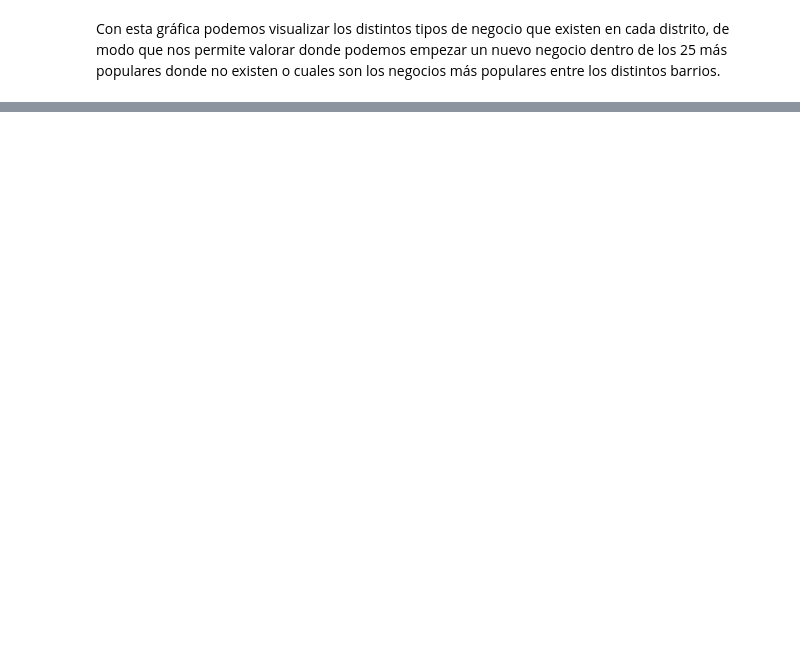
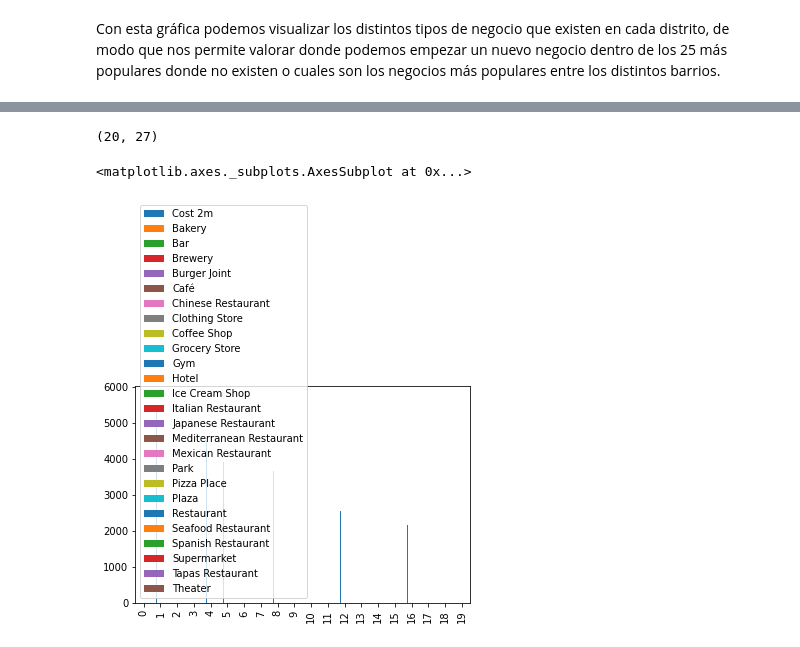
Before and after one commit to Warckor/Coursera_Capstone, a Jupyter notebook: Final_Assignment/House_Sales_Analytics_EN.ipynb, the cells around one changed output, grey strips where cells are left out. Saved outputs shown, nothing was run; the diff lists cells and outputs as text; code cells hidden in the pictures; blank space fills up the shorter version.

```diff
--- a/Final_Assignment/House_Sales_Analytics_EN.ipynb
+++ b/Final_Assignment/House_Sales_Analytics_EN.ipynb
@@ -256,7 +256,3 @@ madrid_venues_filtered.plot(kind='scatter', x="Districts", y="Venue Category",
 Con esta gráfica podemos visualizar los distintos tipos de negocio que existen en cada distrito, de modo que nos permite valorar donde podemos empezar un nuevo negocio dentro de los 25 más populares donde no existen o cuales son los negocios más populares entre los distintos barrios.
 # %%
 madrid_dummies = pd.get_dummies(madrid_venues_filtered['Venue Category'])
-# %%
-madrid_venues_filtered = pd.concat([madrid_venues_filtered, madrid_dummies], axis=1)
-madrid_venues_filtered.drop("Venue Category", axis=1, inplace=True)
-madrid_venues_filtered.head()
@@ -270,3 +258,0 @@ madrid_venues_filtered.head()
-# %%
-scaler = StandardScaler()
-scaler.fit(madrid_venues_filtered)
@@ -274,0 +259,6 @@ ValueError: ignored
+# %%
+madrid_grouped = pd.concat([madrid_venues_filtered[['Districts','Cost 2m']], madrid_dummies], axis=1)
+madrid_grouped = madrid_grouped.groupby(["Districts", "Cost 2m"]).sum().reset_index()
+madrid_grouped.sort_values("Cost 2m", ascending=False, inplace=True, ignore_index=True)
+
+madrid_grouped
@@ -274,0 +283,9 @@ ValueError: ignored
+# %%
+madrid_grouped.shape
+# %% [output]
+(20, 27)
+# %%
+madrid_grouped.plot(kind="bar")
+# %% [output]
+<matplotlib.axes._subplots.AxesSubplot at 0x...>
+[figure, added]
```
Also changed, not shown: parts of 10 cells of this notebook.
